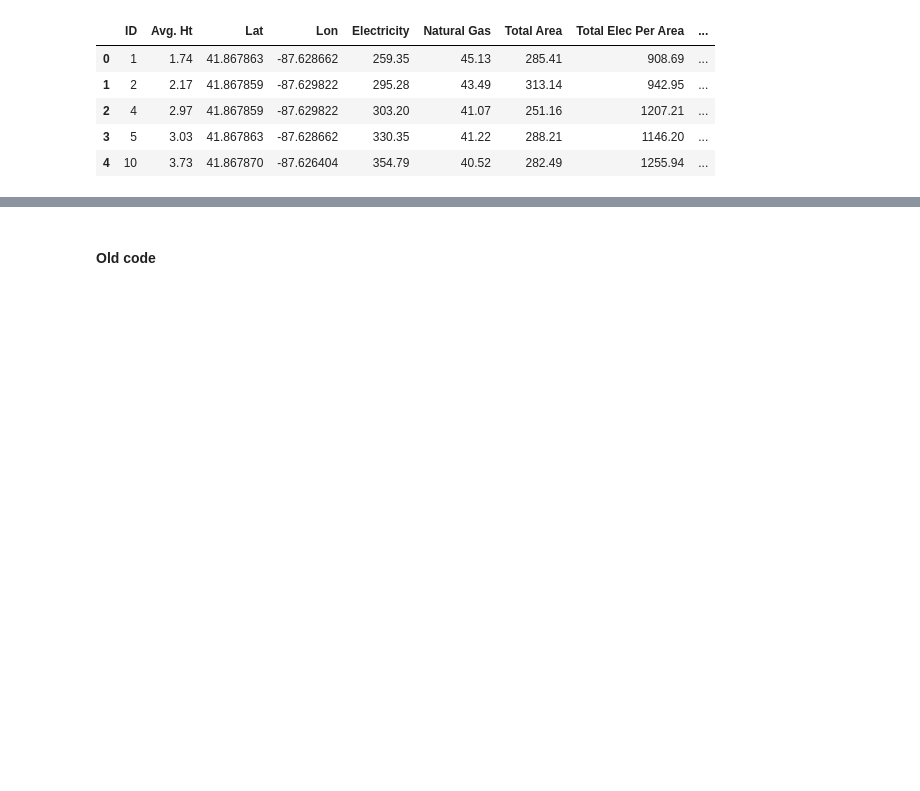
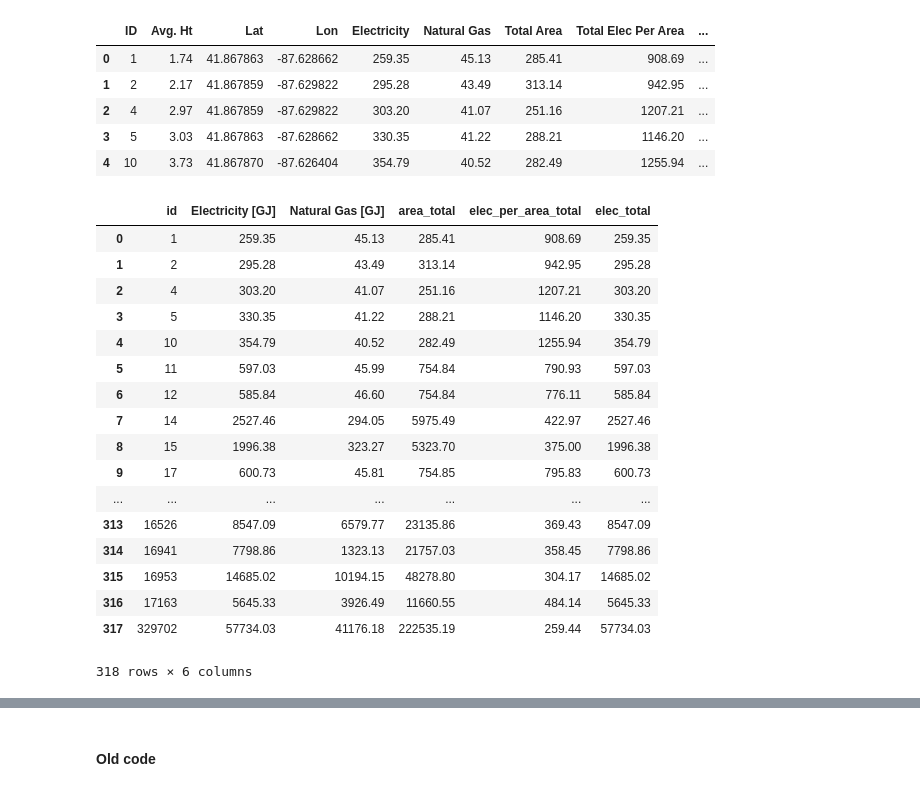
Before and after one commit to brilerner/SMC-2020, a Jupyter notebook: code/MORPH AREAS.ipynb, the cells around one changed output, grey strips where cells are left out. Saved outputs shown, nothing was run; the diff lists cells and outputs as text; code cells hidden in the pictures; blank space fills up the shorter version.

```diff
--- a/code/MORPH AREAS.ipynb
+++ b/code/MORPH AREAS.ipynb
@@ -193,3 +193,24 @@ main_output.head()
 # %%
 main_output.to_csv('temp/main_output.csv', index=False)
 output.to_csv('temp/total_output.csv', index=False)
+# %%
+mdf
+# %% [output]
+|  | id | Electricity [GJ] | Natural Gas [GJ] | area_total | elec_per_area_total | elec_total |
+| 0 | 1 | 259.35 | 45.13 | 285.41 | 908.69 | 259.35 |
+| 1 | 2 | 295.28 | 43.49 | 313.14 | 942.95 | 295.28 |
+| 2 | 4 | 303.20 | 41.07 | 251.16 | 1207.21 | 303.20 |
+| 3 | 5 | 330.35 | 41.22 | 288.21 | 1146.20 | 330.35 |
+| 4 | 10 | 354.79 | 40.52 | 282.49 | 1255.94 | 354.79 |
+| 5 | 11 | 597.03 | 45.99 | 754.84 | 790.93 | 597.03 |
+| 6 | 12 | 585.84 | 46.60 | 754.84 | 776.11 | 585.84 |
+| 7 | 14 | 2527.46 | 294.05 | 5975.49 | 422.97 | 2527.46 |
+| 8 | 15 | 1996.38 | 323.27 | 5323.70 | 375.00 | 1996.38 |
+| 9 | 17 | 600.73 | 45.81 | 754.85 | 795.83 | 600.73 |
+| ... | ... | ... | ... | ... | ... | ... |
+| 313 | 16526 | 8547.09 | 6579.77 | 23135.86 | 369.43 | 8547.09 |
+| 314 | 16941 | 7798.86 | 1323.13 | 21757.03 | 358.45 | 7798.86 |
+| 315 | 16953 | 14685.02 | 10194.15 | 48278.80 | 304.17 | 14685.02 |
+| 316 | 17163 | 5645.33 | 3926.49 | 11660.55 | 484.14 | 5645.33 |
+| 317 | 329702 | 57734.03 | 41176.18 | 222535.19 | 259.44 | 57734.03 |
+318 rows × 6 columns
```
Also changed, not shown: parts of 1 cell of this notebook, 2 other files.
